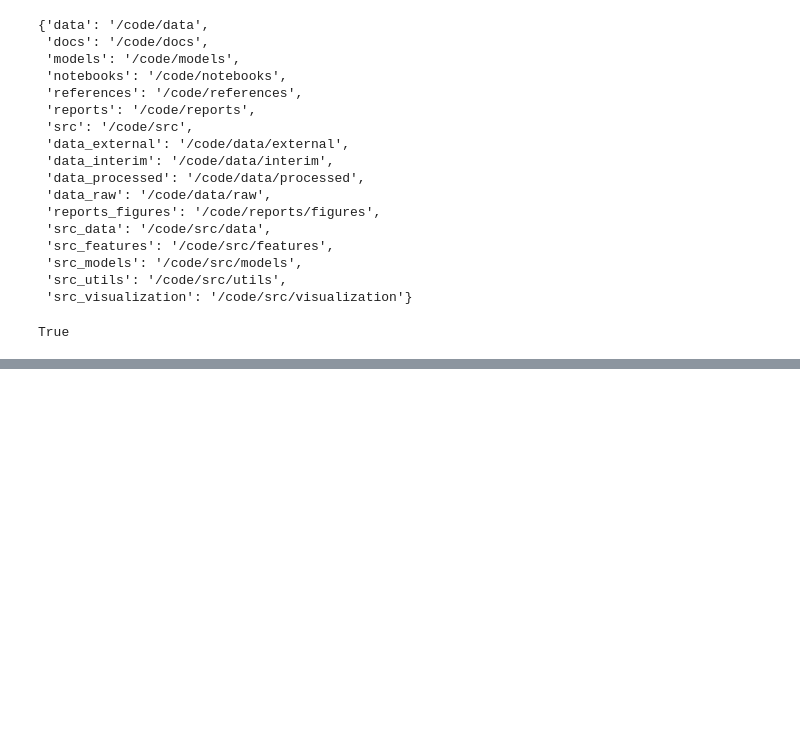
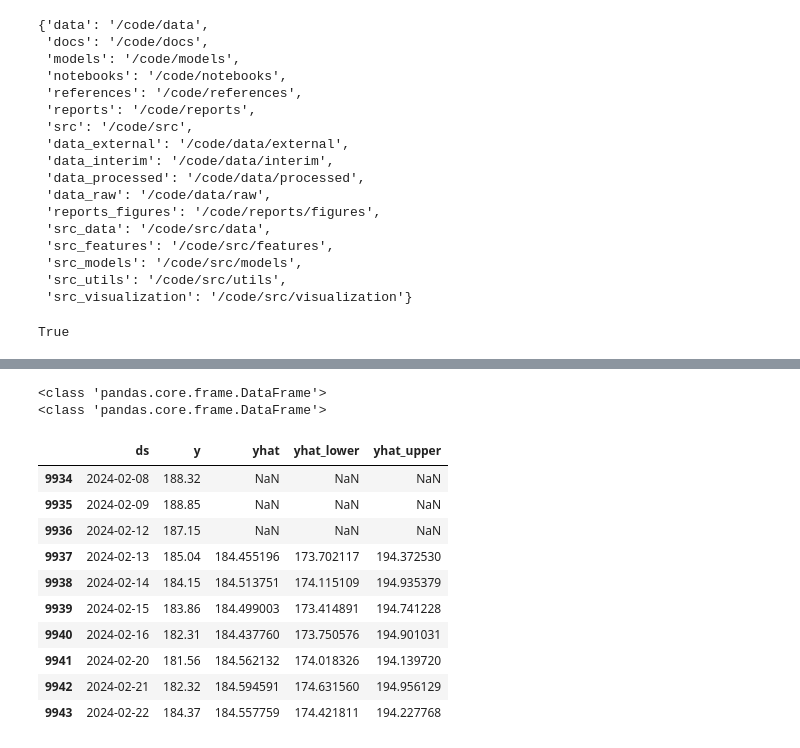
Before and after one commit to TGusciora/E001_smart_structuring, a Jupyter notebook: notebooks/001_tg_initial.ipynb, the cells around one changed output, grey strips where cells are left out. Saved outputs shown, nothing was run; the diff lists cells and outputs as text; code cells hidden in the pictures; blank space fills up the shorter version.

```diff
--- a/notebooks/001_tg_initial.ipynb
+++ b/notebooks/001_tg_initial.ipynb
@@ -90,0 +230,6 @@ aapl[(aapl["Date"].dt.year == 2005) & (aapl["Date"].dt.month == 2)]
+# %%
+print(type(train))
+print(type(test))
+# %% [output]
+<class 'pandas.core.frame.DataFrame'>
+<class 'pandas.core.frame.DataFrame'>
@@ -90,0 +238,14 @@ aapl[(aapl["Date"].dt.year == 2005) & (aapl["Date"].dt.month == 2)]
+# %%
+full_sample.tail(10)
+# %% [output]
+|  | ds | y | yhat | yhat_lower | yhat_upper |
+| 9934 | 2024-02-08 | 188.32 | NaN | NaN | NaN |
+| 9935 | 2024-02-09 | 188.85 | NaN | NaN | NaN |
+| 9936 | 2024-02-12 | 187.15 | NaN | NaN | NaN |
+| 9937 | 2024-02-13 | 185.04 | 184.455196 | 173.702117 | 194.372530 |
+| 9938 | 2024-02-14 | 184.15 | 184.513751 | 174.115109 | 194.935379 |
+| 9939 | 2024-02-15 | 183.86 | 184.499003 | 173.414891 | 194.741228 |
+| 9940 | 2024-02-16 | 182.31 | 184.437760 | 173.750576 | 194.901031 |
+| 9941 | 2024-02-20 | 181.56 | 184.562132 | 174.018326 | 194.139720 |
+| 9942 | 2024-02-21 | 182.32 | 184.594591 | 174.631560 | 194.956129 |
+| 9943 | 2024-02-22 | 184.37 | 184.557759 | 174.421811 | 194.227768 |
```
Also changed, not shown: parts of 21 cells of this notebook, 1 other file.
